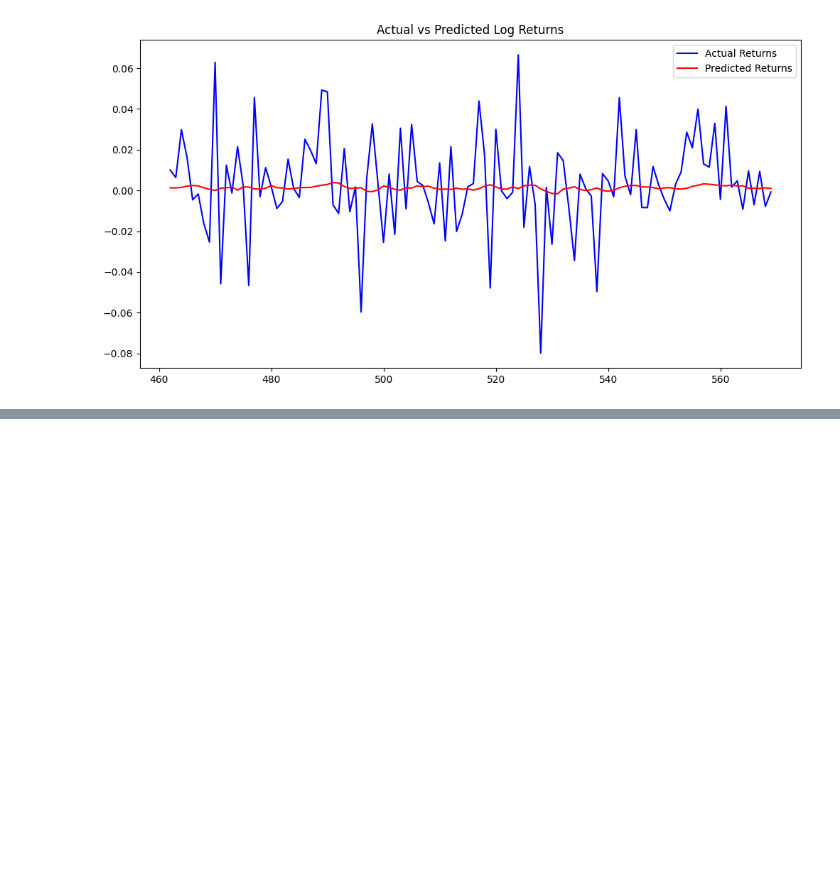
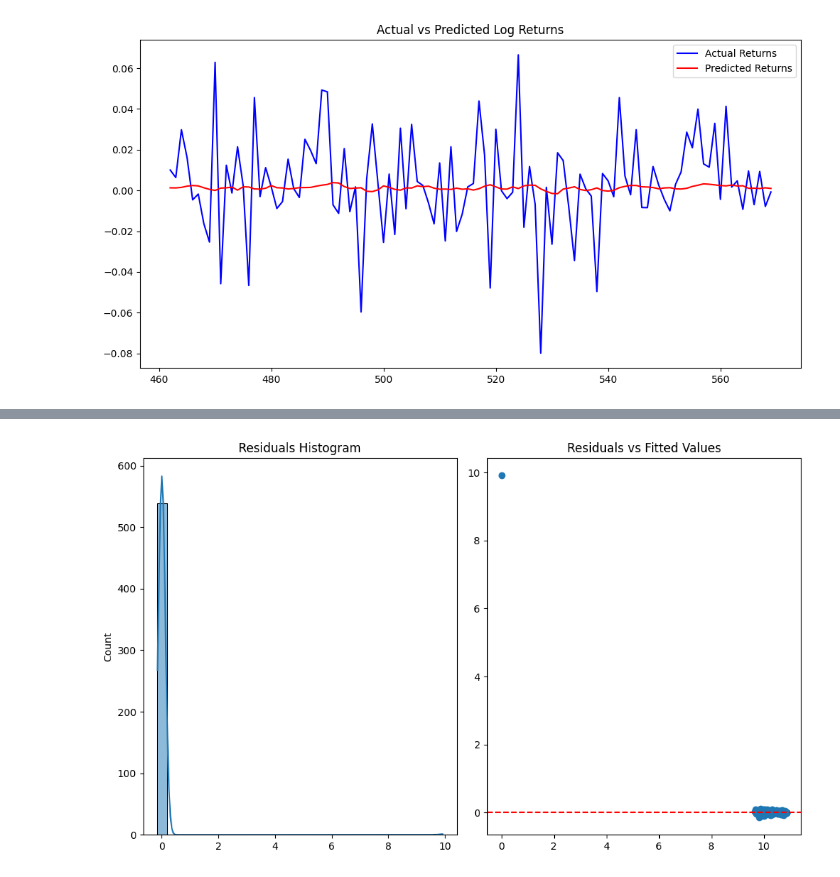
Before and after one commit to harshit4311/BTC-Forecasting-Methods, a Jupyter notebook: code/calculating_metrics_forecasting.ipynb, the cells around one changed output, grey strips where cells are left out. Cells and saved outputs as stored; diff of their text form; code cells hidden in the pictures; blank space fills up the shorter version.

Commit message:
basic ARIMA modelling

```diff
--- a/code/calculating_metrics_forecasting.ipynb
+++ b/code/calculating_metrics_forecasting.ipynb
@@ -459,0 +481,8 @@ plt.show()
+# %%
+from statsmodels.tsa.arima.model import ARIMA
+
+# Fit ARIMA(0,1,0)
+model = ARIMA(log_prices, order=(0,1,0))
+model_fit = model.fit()
+
+print(model_fit.summary())
@@ -459,0 +507,25 @@ plt.show()
+# %%
+import matplotlib.pyplot as plt
+import seaborn as sns
+
+# Residuals
+residuals = model_fit.resid
+
+# Plotting residuals
+plt.figure(figsize=(10,6))
+
+# Residual plot
+plt.subplot(1, 2, 1)
+sns.histplot(residuals, bins=30, kde=True)
+plt.title('Residuals Histogram')
+
+# Residuals vs Fitted values
+plt.subplot(1, 2, 2)
+plt.scatter(model_fit.fittedvalues, residuals)
+plt.axhline(0, color='red', linestyle='--')
+plt.title('Residuals vs Fitted Values')
+
+plt.tight_layout()
+plt.show()
+# %% [output]
+[figure, added]
```
Also changed, not shown: parts of 13 cells of this notebook.
